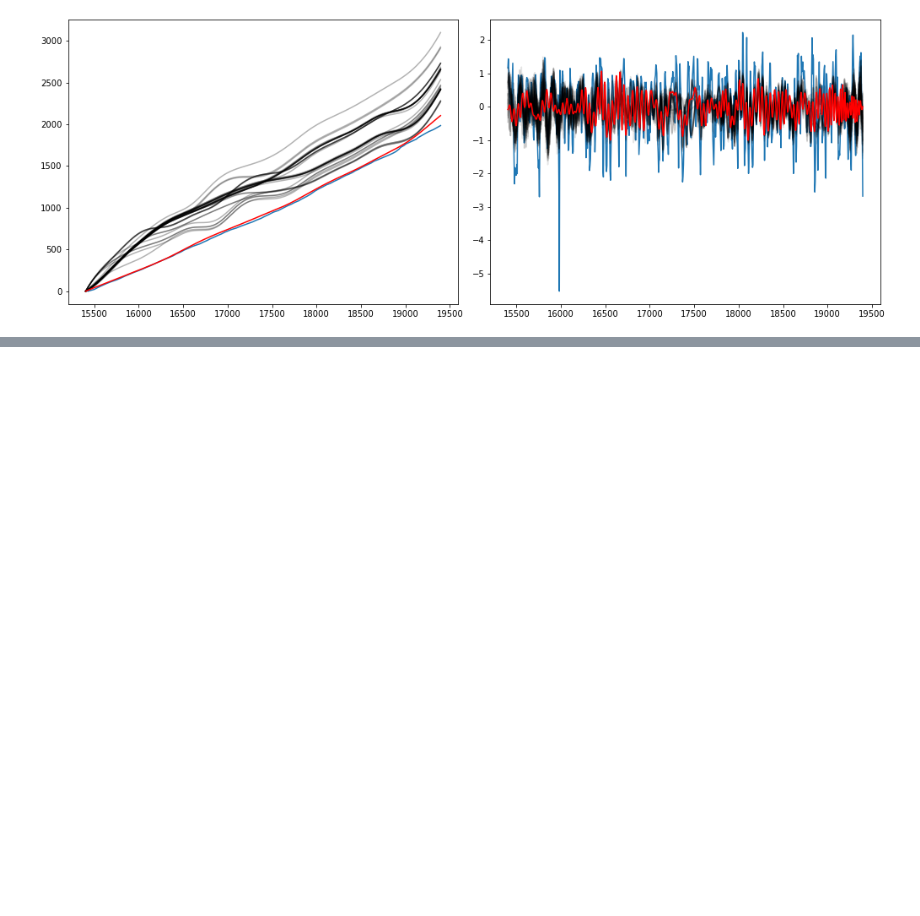
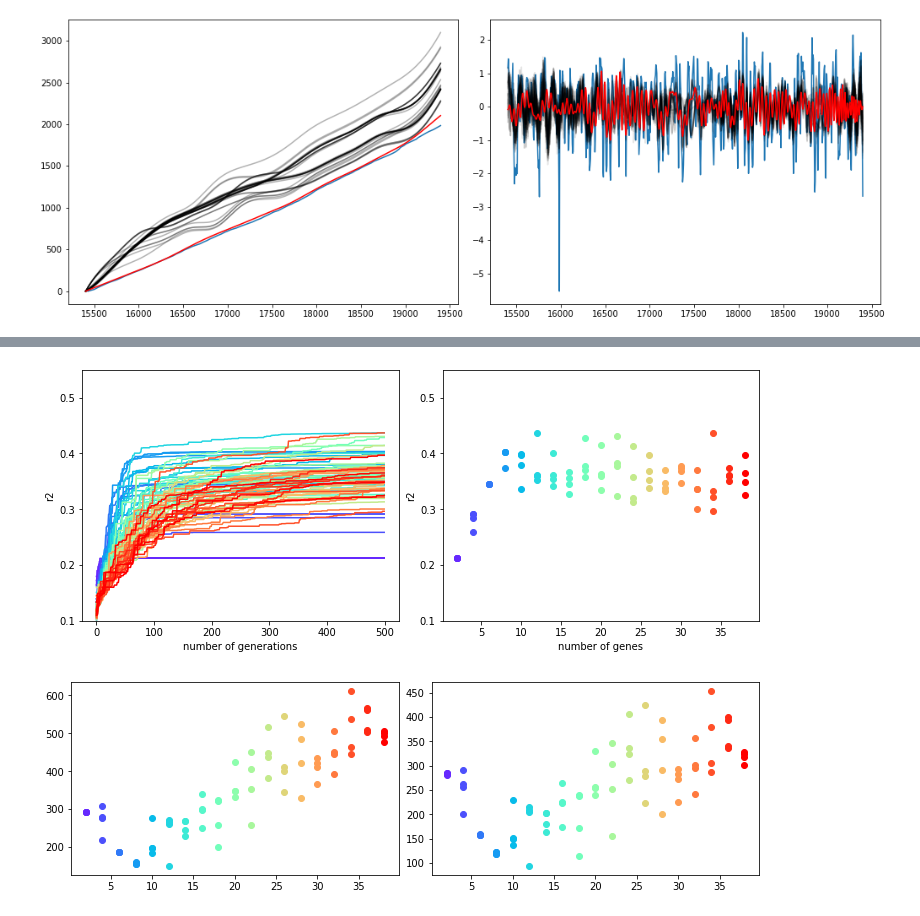
Before and after one commit to hhnam96/AstroGeo, a Jupyter notebook: ODP926.ipynb, the cells around one changed output, grey strips where cells are left out. Saved outputs shown, nothing was run; the diff lists cells and outputs as text; code cells hidden in the pictures; blank space fills up the shorter version.

```diff
--- a/ODP926.ipynb
+++ b/ODP926.ipynb
@@ -381,0 +457,73 @@ axs[0].plot(depth, time, color="red")
+# %%
+def maxlogL_to_BIC(maxlogL, n_params, n_data):
+    return n_params*np.log(n_data) - 2*maxlogL
+def maxlogL_to_AIC(maxlogL, n_params):
+    return n_params*2 - 2*maxlogL
+# %%
+# opt = -np.array([e.opt[0].F for e in res.history])
+# opt_mean = np.array([ np.mean([-eiopt.F for eiopt in e.opt]) for e in res.history])
+%matplotlib inline
+fig = plt.figure(constrained_layout=True, figsize=(10,4))
+plt.title("Convergence")
+# gs1 = fig.add_gridspec(nrows=1, ncols=2, hspace=0.05, wspace=0.05,
+                    #    height_ratios=(6, 4), width_ratios=(35, 65))
+# ax1 = fig.add_subplot(gs1[0, 0])
+# ax2 = fig.add_subplot(gs1[0, 1])
+plt.subplot(1,2,1)
+
+cmap = plt.get_cmap("rainbow")
+
+opt_max_ensemble = np.zeros([N_ensemble,N_generations])
+for i in range(N_ensemble):
+    res = res_ensemble[i]
+    opt_max_ensemble[i] = -np.array(res.algorithm.callback.data["best"])
+
+    # opt_max_ensemble[i] = np.array([ np.max(np.mean(np.array([-eiopt.F for eiopt in e.opt]), axis=1)) for e in res.history])
+
+    # plt.plot(opt_max_ensemble[i], color=cmap(i/N_ensemble))
+    plt.plot(opt_max_ensemble[i], color=cmap(N_genes_enemble[i]/N_genes_enemble[-1]))
+
+
+# metric_optimal = metric_piecewise([depth, func_inv_SR(depth)], [depth, y], fs, interpolator, n_pieces)
+plt.ylabel("r2")
+plt.xlabel("number of generations")
+plt.ylim([0.1, 0.55])
+# plt.axhline(metric_optimal.mean(), color="k")
+
+# plt.yscale("log")
+plt.subplot(1,2,2)
+# ax2 = fig.add_subplot(gs1[0, 1])
+
+# plt.plot(N_genes_enemble, opt_max_ensemble[:,-1], '.-')
+# [ for i in range(N_ensemble)]
+for i in range(N_ensemble):
+    plt.scatter(N_genes_enemble[i], opt_max_ensemble[i,-1], color=cmap(N_genes_enemble[i]/N_genes_enemble[-1]))
+    # metric_optimal = metric_piecewise([depth_genes_ensemble[i], func_inv_SR(depth_genes_ensemble[i])], [depth, y], fs, interpolator, n_pieces)
+    # plt.axhline(metric_optimal.mean() , color=cmap(i/N_ensemble),zorder=-10)
+# plt.axhline(metric_optimal.mean(), color="k")
+
+plt.xlabel("number of genes")
+plt.ylabel("r2")
+plt.ylim([0.1, 0.55])
+# plt.savefig("r2_Ngenesb.png", dpi=200)
+
+
+fig, axs = plt.subplots(1, 2, constrained_layout=True, figsize=(10,3))
+cmap = plt.get_cmap("rainbow")
+rho = 0.8
+sigma = 0.8
+for i, res in enumerate(res_ensemble):
+    res = res_ensemble[i]
+    # if i<=40:
+    #     continue
+    depth_genes = depth_genes_ensemble[i]
+    arg_best = np.argmin(res.F.sum(axis=1))
+    # maxlogL  = log_likelihood_rednoise([depth_genes, func_inv_SR(depth_genes)], data, fs, [rho_true, sigma_true], interpolator=interpolate_CubicSpline)
+    maxlogL  = log_likelihood_rednoise([depth_genes, res.X[arg_best]], data, fs, [sigma, rho], interpolator=interpolate_CubicSpline)
+
+    # plt.scatter(N_genes_enemble[i], maxlogL, color=cmap(i/N_ensemble))
+    axs[0].scatter(N_genes_enemble[i], maxlogL_to_BIC(maxlogL, N_genes_enemble[i], len(y)), color=cmap(N_genes_enemble[i]/N_genes_enemble[-1]))
+    axs[1].scatter(N_genes_enemble[i], maxlogL_to_AIC(maxlogL, N_genes_enemble[i]), color=cmap(N_genes_enemble[i]/N_genes_enemble[-1]))
+# %% [output]
+[figure, added]
+[figure, added]
```
Also changed, not shown: parts of 24 cells of this notebook, 4 other files.
